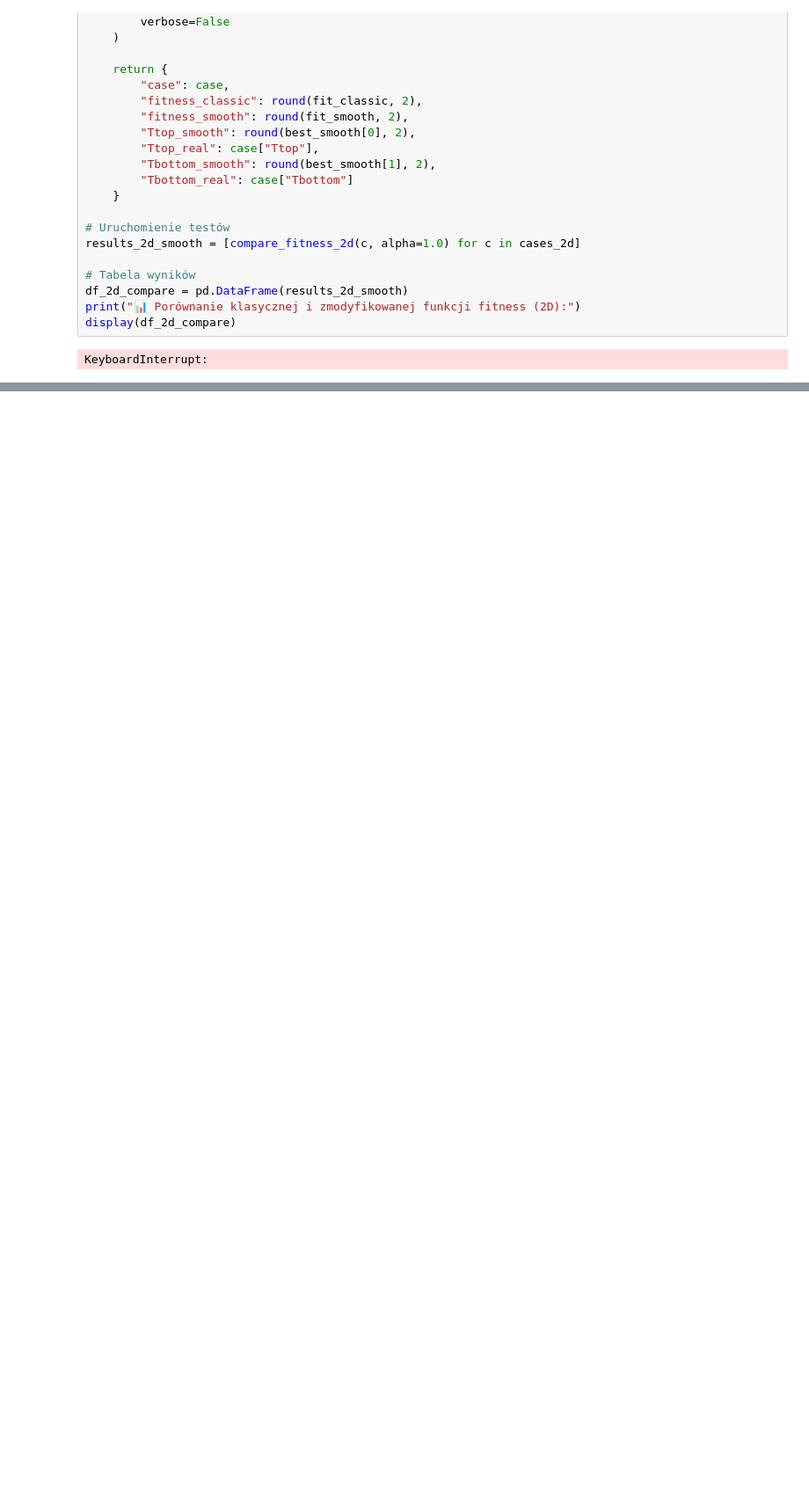
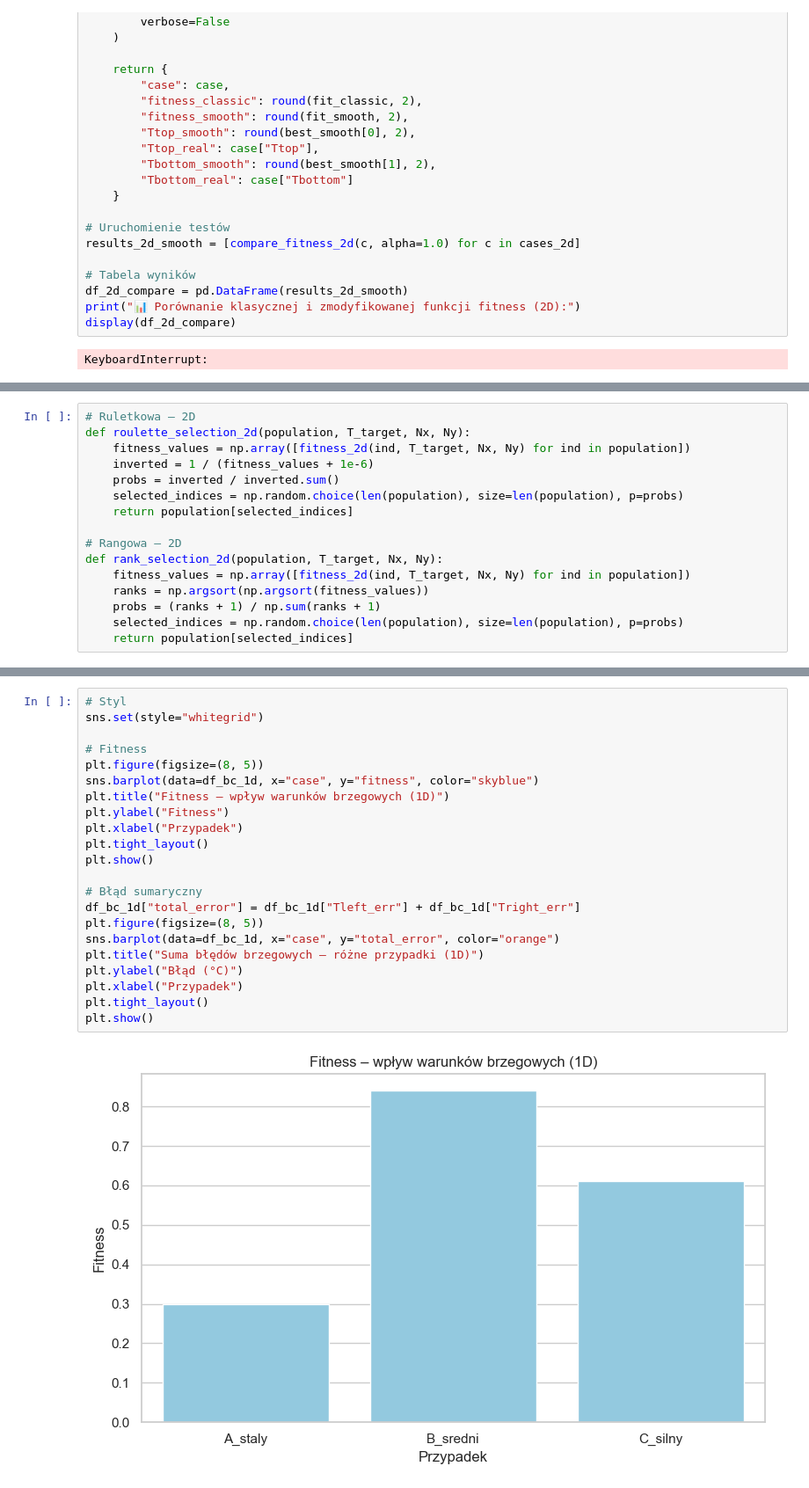
Before and after one commit to mareksigmund/Rozwi-zywanie-zada--odwrotnych, a Jupyter notebook: Lab_4/lab4.ipynb, the cells around one changed output, grey strips where cells are left out. Shown at 88% size. Drawn from its saved outputs; the diff is of its cells as text; blank space fills up the shorter version.

```diff
--- a/Lab_4/lab4.ipynb
+++ b/Lab_4/lab4.ipynb
@@ -2203,0 +2208,16 @@ KeyboardInterrupt:
+# %%
+# Ruletkowa – 2D
+def roulette_selection_2d(population, T_target, Nx, Ny):
+    fitness_values = np.array([fitness_2d(ind, T_target, Nx, Ny) for ind in population])
+    inverted = 1 / (fitness_values + 1e-6)
+    probs = inverted / inverted.sum()
+    selected_indices = np.random.choice(len(population), size=len(population), p=probs)
+    return population[selected_indices]
+
+# Rangowa – 2D
+def rank_selection_2d(population, T_target, Nx, Ny):
+    fitness_values = np.array([fitness_2d(ind, T_target, Nx, Ny) for ind in population])
+    ranks = np.argsort(np.argsort(fitness_values))
+    probs = (ranks + 1) / np.sum(ranks + 1)
+    selected_indices = np.random.choice(len(population), size=len(population), p=probs)
+    return population[selected_indices]
@@ -2203,0 +2573,24 @@ KeyboardInterrupt:
+# %%
+# Styl
+sns.set(style="whitegrid")
+
+# Fitness
+plt.figure(figsize=(8, 5))
+sns.barplot(data=df_bc_1d, x="case", y="fitness", color="skyblue")
+plt.title("Fitness – wpływ warunków brzegowych (1D)")
+plt.ylabel("Fitness")
+plt.xlabel("Przypadek")
+plt.tight_layout()
+plt.show()
+
+# Błąd sumaryczny
+df_bc_1d["total_error"] = df_bc_1d["Tleft_err"] + df_bc_1d["Tright_err"]
+plt.figure(figsize=(8, 5))
+sns.barplot(data=df_bc_1d, x="case", y="total_error", color="orange")
+plt.title("Suma błędów brzegowych – różne przypadki (1D)")
+plt.ylabel("Błąd (°C)")
+plt.xlabel("Przypadek")
+plt.tight_layout()
+plt.show()
+# %% [output]
+[figure, added]
```
Also changed, not shown: parts of 28 cells of this notebook.
